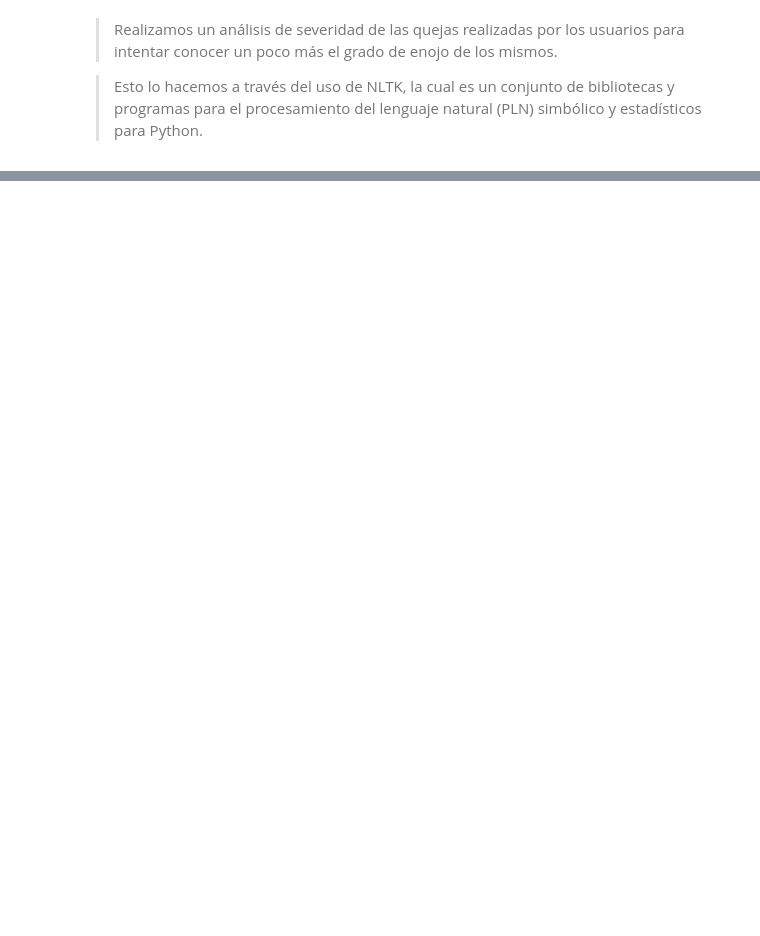
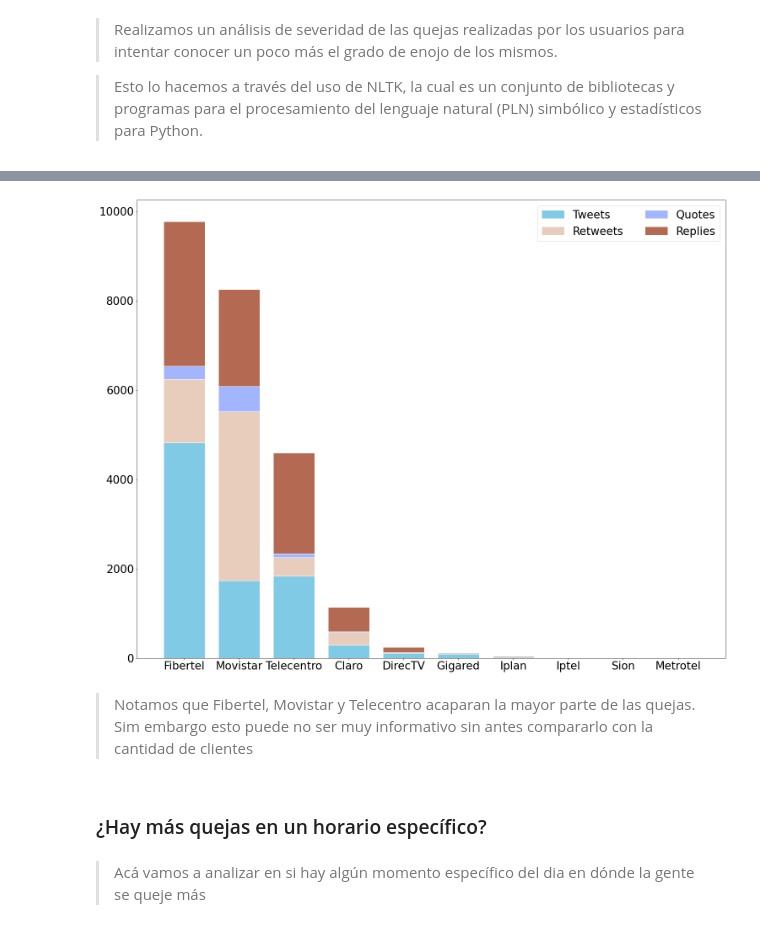
Before and after one commit to nanaccachian/wifi-twitter-data-analysis, a Jupyter notebook: Proyecto final/twitter_notebook.ipynb, the cells around one changed output, grey strips where cells are left out. Cells and saved outputs as stored; diff of their text form; code cells hidden in the pictures; blank space fills up the shorter version.

```diff
--- a/Proyecto final/twitter_notebook.ipynb
+++ b/Proyecto final/twitter_notebook.ipynb
@@ -67,0 +114,14 @@ plt.show()
+# %%
+df_totales = pd.read_sql_query("""SELECT
+                                        wp_name as 'nombre',
+                                        (SELECT COUNT(*) FROM dbo.fact_tweets where tw_wifi_provider = wp_id) as 'cant_tweets',
+                                        (SELECT COUNT(*) FROM dbo.fact_retweets where rt_wifi_provider = wp_id) as 'cant_rts',
+                                        (SELECT COUNT(*) FROM dbo.fact_quotes where qu_wifi_provider = wp_id) as 'cant_quotes',
+                                        (SELECT COUNT(*) FROM dbo.fact_replies where rp_wifi_provider = wp_id) as 'cant_replies'
+                                  FROM dbo.dim_wifi_providers
+                                  ORDER BY 1 """, engine)
+
+df_totales['total'] = df_totales.apply(lambda row: row.cant_tweets + row.cant_replies + row.cant_quotes + row.cant_rts,axis=1)
+df_totales.sort_values(by=['total'], ascending=False, inplace=True)
+
+print(df_totales)
@@ -67,0 +140,39 @@ plt.show()
+# %%
+from matplotlib import rc
+import matplotlib.patches as mpatches
+import numpy as np
+
+barWidth = 0.75
+names = df_totales['nombre']
+tw = df_totales['cant_tweets']
+rt = df_totales['cant_rts']
+qu = df_totales['cant_quotes']
+re = df_totales['cant_replies']
+
+plt.figure(figsize=(25,20))
+
+# Create Tweets Bars
+plt.bar(names, tw, color='#81CAE6', edgecolor='white', width=barWidth)
+# Create Rts Bars
+plt.bar(names, rt, bottom=tw, color='#E9CDBC', edgecolor='white', width=barWidth)
+# Create Quotes Bars
+plt.bar(names, qu, bottom=[i+j for i,j in zip(tw, rt)], color='#A3B5FF', edgecolor='white', width=barWidth)
+# Create Replies Bars
+plt.bar(names, re, bottom=[i+j+k for i,j,k in zip(tw, rt, qu)], color='#B36952', edgecolor='white', width=barWidth)
+
+plt.xticks(fontsize=26)
+plt.yticks(fontsize=26)
+tw_bar = mpatches.Patch(color='#81CAE6', label='Tweets')
+rt_bar = mpatches.Patch(color='#E9CDBC', label='Retweets')
+qu_bar = mpatches.Patch(color='#A3B5FF', label='Quotes')
+re_bar = mpatches.Patch(color='#B36952', label='Replies')
+plt.legend(handles=[tw_bar, rt_bar, qu_bar, re_bar],loc='upper right', ncol=2, fontsize=26)
+plt.show()
+# %% [output]
+[figure, added]
+# %% [markdown]
+>Notamos que Fibertel, Movistar y Telecentro acaparan la mayor parte de las quejas. Sim embargo esto puede no ser muy informativo sin antes compararlo con la cantidad de clientes
+# %% [markdown]
+### ¿Hay más quejas en un horario específico?
+# %% [markdown]
+>Acá vamos a analizar en si hay algún momento específico del dia en dónde la gente se queje más
```
Also changed, not shown: parts of 13 cells of this notebook.
